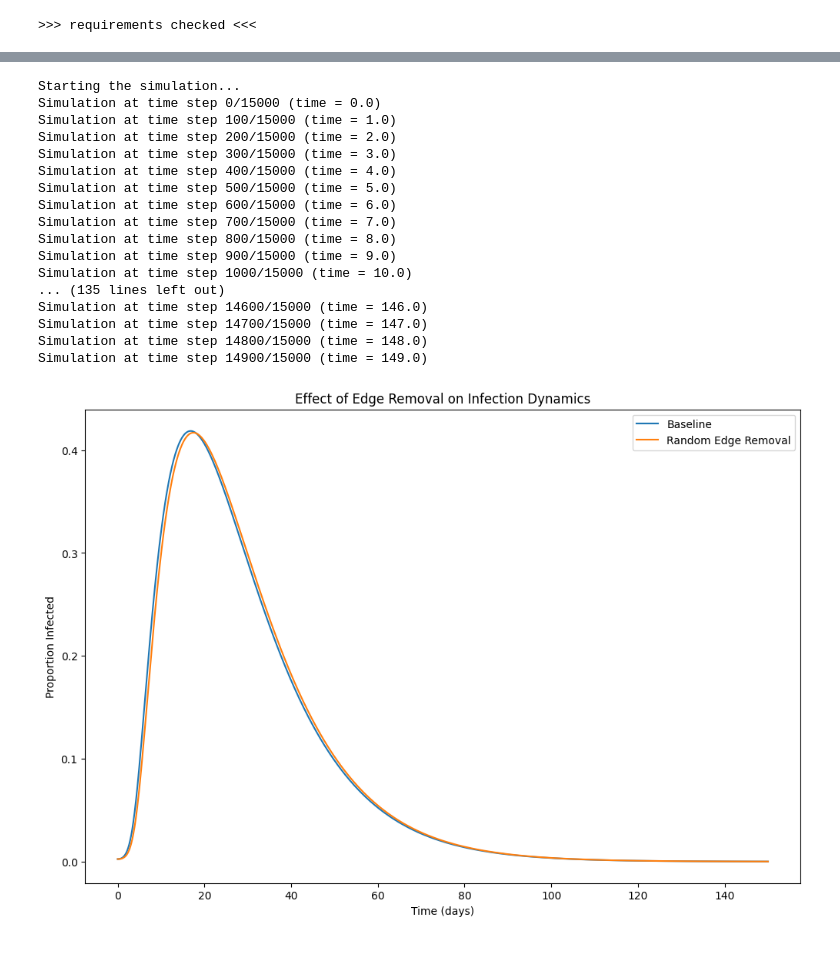
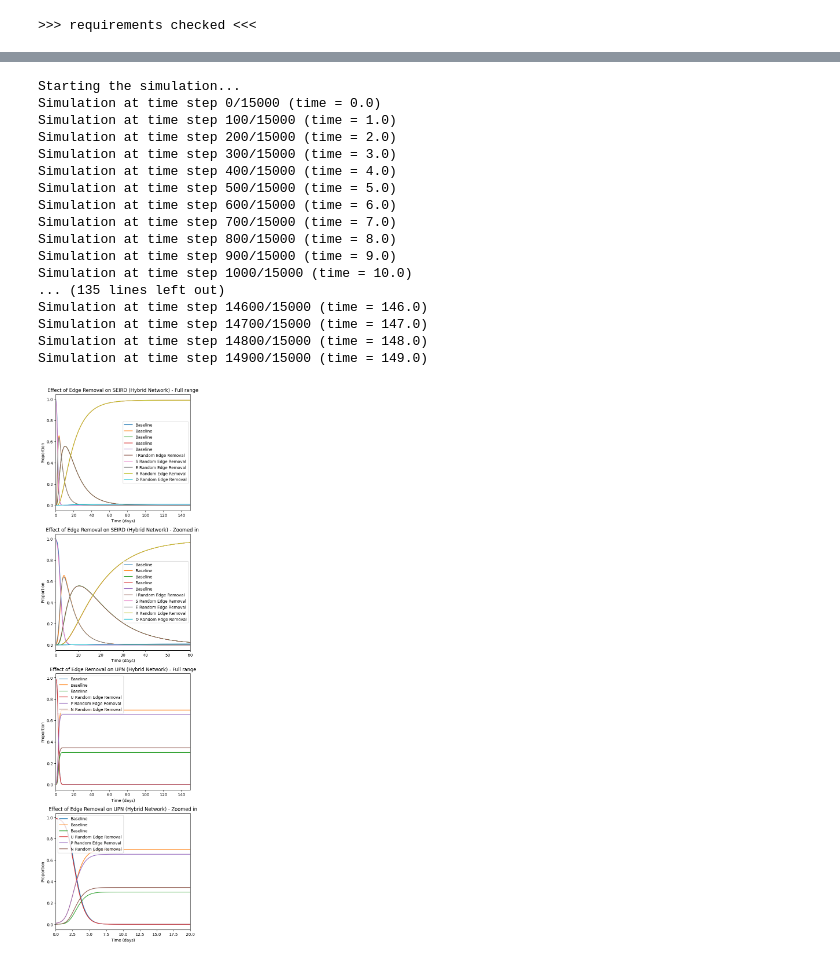
Before and after one commit to gh0stintheshe11/UPN-SEIRD-Model, a Jupyter notebook: upn_seird_seperate.ipynb, the cells around one changed output, grey strips where cells are left out. Saved outputs shown, nothing was run; the diff lists cells and outputs as text; code cells hidden in the pictures.

```diff
--- a/upn_seird_seperate.ipynb
+++ b/upn_seird_seperate.ipynb
@@ -14,24 +14,24 @@ print(">>> requirements checked <<<\n")
 # %%
 # Parameters for network generation
 n = 1000 # number of nodes
-m = 2 # number of edges per node
+m = 5 # number of edges per node
 d = 2 # number of dimensions
 tau = 2.5 # threshold for edge weights
 alpha = 2 # power-law exponent for degree distribution
 expected_weight = 1 # expected weight of edges
 
 # UPN/SEIRD model parameters
-beta_u = 0.1
-beta_p = 0.2 * beta_u
-beta_n = 0.2 * beta_u
-sigma = 1 / 10
+beta_u = 0.17
+beta_p = 0.05 * beta_u
+beta_n = 0.05 * beta_u
+sigma = 1 / 5
 gamma = 1 / 14
 f = 0.01
 kappa = 1
-lambda_plus = 1.0
-lambda_minus = 1.0
-delta_plus = 1 / 3
-delta_minus = 1 / 3
+lambda_plus = 0.1 * kappa
+lambda_minus = 0.1 * kappa
+delta_plus = 1 / 30
+delta_minus = 1 / 30
 
 # Initial conditions
 initial_infected = 5
@@ -497,37 +671,89 @@ def remove_edges(multi_network, removal_type, fraction):
         raise ValueError("Unknown removal type")
 
     multi_network.physical_layer.remove_edges_from(edges_to_remove)
     return multi_network
 
 # Example usage
 multi_network_random_removal = remove_edges(multi_network, 'random', 0.1)
 S_random, E_random, I_random, R_random, D_random, U_random, P_random, N_random = simulate_upn_seird_multiplex(multi_network_random_removal, t_max, dt, beta_u, sigma, gamma, f, kappa, lambda_plus, lambda_minus, delta_plus, delta_minus, initial_infected, initial_aware, i_0, a_0)
 
 # Compare results
-plt.figure(figsize=(12, 8))
-plt.plot(time_steps, I, label='Baseline')
-plt.plot(time_steps, I_random, label='Random Edge Removal')
-plt.xlabel('Time (days)')
-plt.ylabel('Proportion Infected')
-plt.title('Effect of Edge Removal on Infection Dynamics')
+fig, (ax1, ax2, ax3, ax4) = plt.subplots(4, 1, figsize=(6, 24))
+
+ax1.set_xlim(0, t_max)
+ax1.plot(time_steps, S, label='Baseline')
+ax1.plot(time_steps, E, label='Baseline')
+ax1.plot(time_steps, I, label='Baseline')
+ax1.plot(time_steps, R, label='Baseline')
+ax1.plot(time_steps, D, label='Baseline')
+ax1.plot(time_steps, I_random, label='I Random Edge Removal')
+ax1.plot(time_steps, S_random, label='S Random Edge Removal')
+ax1.plot(time_steps, E_random, label='E Random Edge Removal')
+ax1.plot(time_steps, R_random, label='R Random Edge Removal')
+ax1.plot(time_steps, D_random, label='D Random Edge Removal')
+ax1.set_xlabel('Time (days)')
+ax1.set_ylabel('Proportion')
+ax1.legend()
+ax1.set_title('Effect of Edge Removal on SEIRD (Hybrid Network) - Full range')
+
+ax2.set_xlim(0, 60)
+ax2.plot(time_steps, S, label='Baseline')
+ax2.plot(time_steps, E, label='Baseline')
+ax2.plot(time_steps, I, label='Baseline')
+ax2.plot(time_steps, R, label='Baseline')
+ax2.plot(time_steps, D, label='Baseline')
+ax2.plot(time_steps, I_random, label='I Random Edge Removal')
+ax2.plot(time_steps, S_random, label='S Random Edge Removal')
+ax2.plot(time_steps, E_random, label='E Random Edge Removal')
+ax2.plot(time_steps, R_random, label='R Random Edge Removal')
+ax2.plot(time_steps, D_random, label='D Random Edge Removal')
+ax2.set_xlabel('Time (days)')
+ax2.set_ylabel('Proportion')
+ax2.legend()
+ax2.set_title('Effect of Edge Removal on SEIRD (Hybrid Network) - Zoomed in ')
+
+ax3.set_xlim(0, t_max)
+ax3.plot(time_steps, U, label='Baseline')
+ax3.plot(time_steps, P, label='Baseline')
+ax3.plot(time_steps, N, label='Baseline')
+ax3.plot(time_steps, U_random, label='U Random Edge Removal')
+ax3.plot(time_steps, P_random, label='P Random Edge Removal')
+ax3.plot(time_steps, N_random, label='N Random Edge Removal')
+ax3.set_xlabel('Time (days)')
+ax3.set_ylabel('Proportion')
+ax3.legend()
+ax3.set_title('Effect of Edge Removal on UPN (Hybrid Network) - Full range')
+
+ax4.set_xlim(0, 20)
+ax4.plot(time_steps, U, label='Baseline')
+ax4.plot(time_steps, P, label='Baseline')
+ax4.plot(time_steps, N, label='Baseline')
+ax4.plot(time_steps, U_random, label='U Random Edge Removal')
+ax4.plot(time_steps, P_random, label='P Random Edge Removal')
+ax4.plot(time_steps, N_random, label='N Random Edge Removal')
+ax4.set_xlabel('Time (days)')
+ax4.set_ylabel('Proportion')
+ax4.legend()
+ax4.set_title('Effect of Edge Removal on UPN (Hybrid Network) - Zoomed in')
+
 plt.legend()
 plt.show()
 # %% [output]
 Starting the simulation...
 Simulation at time step 0/15000 (time = 0.0)
 Simulation at time step 100/15000 (time = 1.0)
 Simulation at time step 200/15000 (time = 2.0)
 Simulation at time step 300/15000 (time = 3.0)
 Simulation at time step 400/15000 (time = 4.0)
 Simulation at time step 500/15000 (time = 5.0)
 Simulation at time step 600/15000 (time = 6.0)
 Simulation at time step 700/15000 (time = 7.0)
 Simulation at time step 800/15000 (time = 8.0)
 Simulation at time step 900/15000 (time = 9.0)
 Simulation at time step 1000/15000 (time = 10.0)
 ... (135 lines left out)
 Simulation at time step 14600/15000 (time = 146.0)
 Simulation at time step 14700/15000 (time = 147.0)
 Simulation at time step 14800/15000 (time = 148.0)
 Simulation at time step 14900/15000 (time = 149.0)
-[figure, old version]
+[figure, new version]
```
Also changed, not shown: parts of 5 cells of this notebook.
